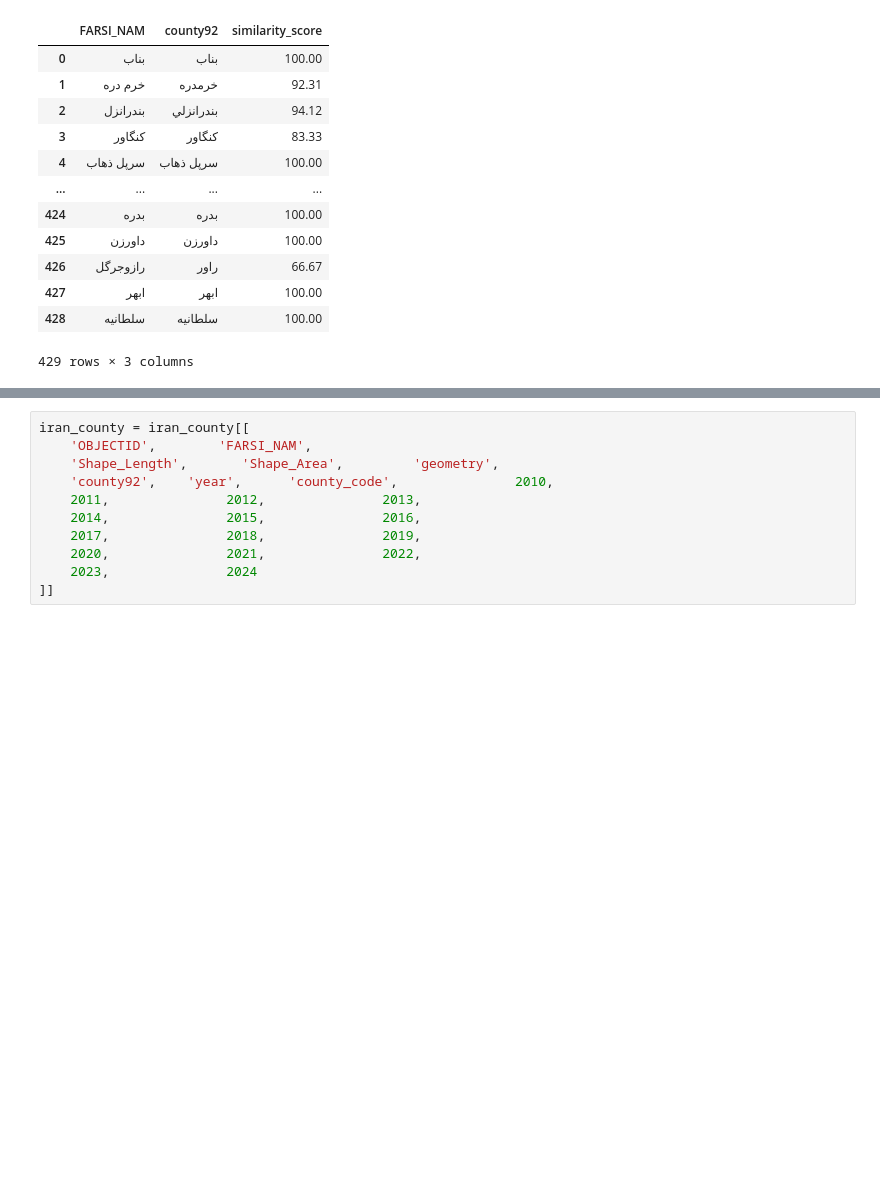
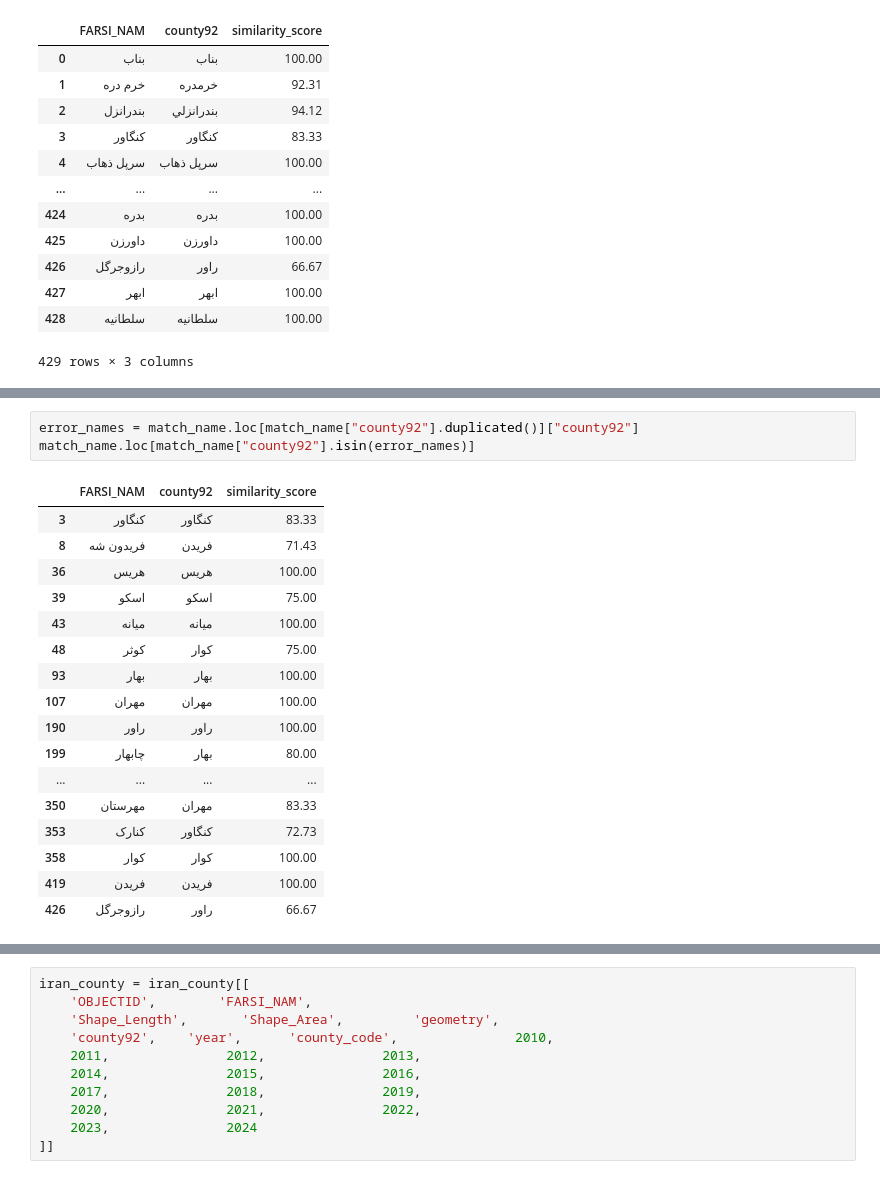
Before and after one commit to sinanarimani/energy-poverty, a Jupyter notebook: evaluation.ipynb, the cells around one changed output, grey strips where cells are left out. Cells and saved outputs as stored; diff of their text form; blank space fills up the shorter version.

```diff
--- a/evaluation.ipynb
+++ b/evaluation.ipynb
@@ -1520,0 +1581,21 @@ match_name
+# %%
+error_names = match_name.loc[match_name["county92"].duplicated()]["county92"]
+match_name.loc[match_name["county92"].isin(error_names)]
+# %% [output]
+|  | FARSI_NAM | county92 | similarity_score |
+| 3 | كنگاور | کنگاور | 83.33 |
+| 8 | فريدون شه | فريدن | 71.43 |
+| 36 | هريس | هريس | 100.00 |
+| 39 | اسكو | اسکو | 75.00 |
+| 43 | ميانه | ميانه | 100.00 |
+| 48 | کوثر | کوار | 75.00 |
+| 93 | بهار | بهار | 100.00 |
+| 107 | مهران | مهران | 100.00 |
+| 190 | راور | راور | 100.00 |
+| 199 | چابهار | بهار | 80.00 |
+| ... | ... | ... | ... |
+| 350 | مهرستان | مهران | 83.33 |
+| 353 | کنارک | کنگاور | 72.73 |
+| 358 | کوار | کوار | 100.00 |
+| 419 | فريدن | فريدن | 100.00 |
+| 426 | رازوجرگل | راور | 66.67 |
```
Also changed, not shown: parts of 26 cells of this notebook, 4 other files.
